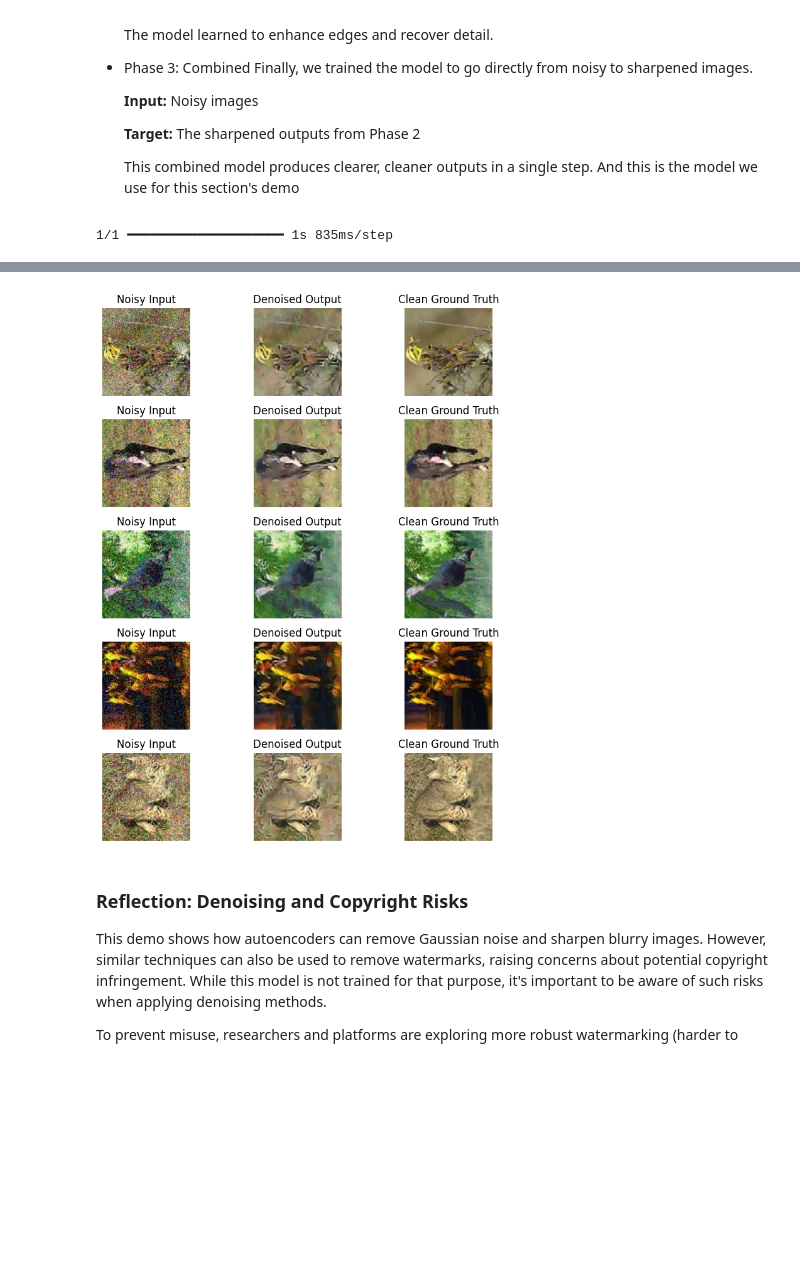
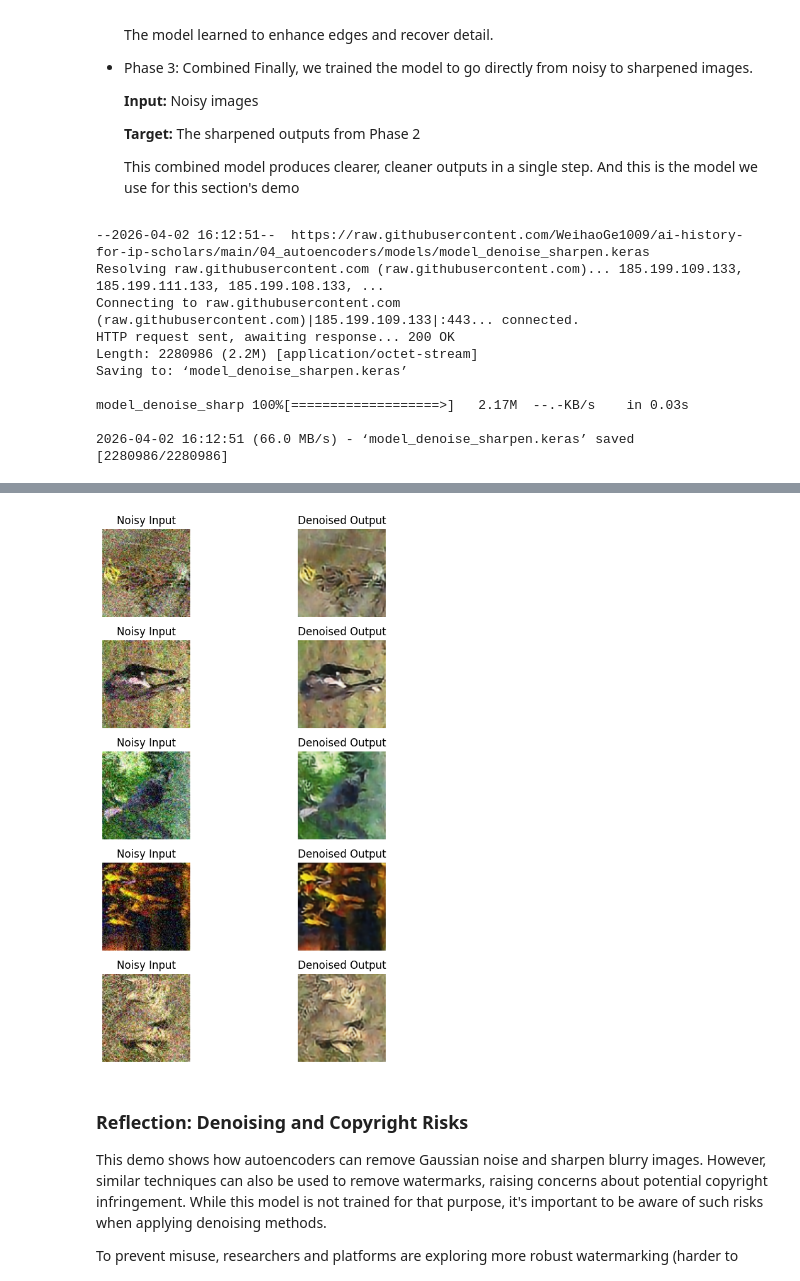
Before and after one commit to WeihaoGe1009/ai-history-for-ip-scholars, a Jupyter notebook: 04_autoencoders/04_autoencoder.ipynb, the cells around one changed output, grey strips where cells are left out. Drawn from its saved outputs; the diff is of its cells as text; code cells hidden in the pictures; blank space fills up the shorter version.

```diff
--- a/04_autoencoders/04_autoencoder.ipynb
+++ b/04_autoencoders/04_autoencoder.ipynb
@@ -397,29 +424,40 @@ def show_denoising_results(model, x_noisy, x_clean, n=5):
     plt.figure(figsize=(8, 1.8*n))
     for i in range(n):
         # Noisy input
-        ax = plt.subplot(n, 3, 3 * i + 1)
+        #ax = plt.subplot(n, 3, 3 * i + 1)
+        ax = plt.subplot(n, 2, 2* i + 1)
         plt.imshow(x_noisy[i])
         ax.set_title("Noisy Input")
         plt.axis("off")
 
         # Denoised output
-        ax = plt.subplot(n, 3, 3 * i + 2)
+        #ax = plt.subplot(n, 3, 3 * i + 2)
+        ax = plt.subplot(n, 2, 2 * i + 2)
         plt.imshow(preds[i])
         ax.set_title("Denoised Output")
         plt.axis("off")
 
         # Ground truth
-        ax = plt.subplot(n, 3, 3 * i + 3)
-        plt.imshow(x_clean[i])
-        ax.set_title("Clean Ground Truth")
-        plt.axis("off")
+        #ax = plt.subplot(n, 3, 3 * i + 3)
+        #plt.imshow(x_clean[i])
+        #ax.set_title("Clean Ground Truth")
+        #plt.axis("off")
 
     plt.tight_layout()
     plt.show()
 # %%
 #@title load test data set for the denoising {display-mode: "form"}
-test_noisy_dir = f"{base_url}/data/stl10_test_noisy"
-test_clean_dir = f"{base_url}/data/stl10_test"
+#test_noisy_dir = f"{base_url}data/stl10_test_noisy"
+#test_clean_dir = f"{base_url}data/stl10_test"
+
+# need to fix the data bug
+
+fs = fsspec.filesystem("github", org="WeihaoGe1009", repo="ai-history-for-ip-scholars")
+fs.get("04_autoencoders/data/stl10_test_noisy/", "stl10_test_noisy/", recursive=True)
+fs.get("04_autoencoders/data/stl10_test/", "stl10_test/", recursive=True)
+
+test_noisy_dir = "stl10_test_noisy"
+test_clean_dir = "stl10_test"
 
 # load 5 noisy and 5 clean images from the test set
 
@@ -432,6 +470,8 @@ def load_n_images(folder_path, n=5000, target_size=(96, 96)):
         img = Image.open(img_path).convert("RGB").resize(target_size)
         img_array = np.asarray(img, dtype=np.float32) / 255.0  # Normalize to [0, 1]
         image_list.append(img_array)
+        #print(img_path)
+        #plt.imshow(img_array)
 
     return np.array(image_list)
 
@@ -442,9 +482,25 @@ x_test_clean = load_n_images(test_clean_dir, n=5)
 
 # load model
 #model_url = base_url+'models/model_denoise_sharpen.keras'
-model_url = '/content/drive/MyDrive/autoencoder_demo/model_denoise_sharpen.keras'
-model = load_model(model_url)
+#model_url = '/content/drive/MyDrive/autoencoder_demo/model_denoise_sharpen.keras'
+
+model_dir = 'models/'
+model_name = 'model_denoise_sharpen.keras'
+model_url = base_url + model_dir + model_name
+
+!wget {model_url} -O {model_name}
+model = load_model(model_name)
+
 
 show_denoising_results(model, x_test_noisy, x_test_clean, n=5)
 # %% [output]
-1/1 ━━━━━━━━━━━━━━━━━━━━ 1s 835ms/step
+--2026-04-02 16:12:51--  https://raw.githubusercontent.com/WeihaoGe1009/ai-history-for-ip-scholars/main/04_autoencoders/models/model_denoise_sharpen.keras
+Resolving raw.githubusercontent.com (raw.githubusercontent.com)... 185.199.109.133, 185.199.111.133, 185.199.108.133, ...
+Connecting to raw.githubusercontent.com (raw.githubusercontent.com)|185.199.109.133|:443... connected.
+HTTP request sent, awaiting response... 200 OK
+Length: 2280986 (2.2M) [application/octet-stream]
+Saving to: ‘model_denoise_sharpen.keras’
+
+model_denoise_sharp 100%[===================>]   2.17M  --.-KB/s    in 0.03s
+
+2026-04-02 16:12:51 (66.0 MB/s) - ‘model_denoise_sharpen.keras’ saved [2280986/2280986]
@@ -451,4 +509,4 @@ show_denoising_results(model, x_test_noisy, x_test_clean, n=5)
-[figure, old version]
+[figure, new version]
 # %% [markdown]
 ### Reflection: Denoising and Copyright Risks
 This demo shows how autoencoders can remove Gaussian noise and sharpen blurry images. However, similar techniques can also be used to remove watermarks, raising concerns about potential copyright infringement. While this model is not trained for that purpose, it's important to be aware of such risks when applying denoising methods.
```
Also changed, not shown: parts of 9 cells of this notebook.
